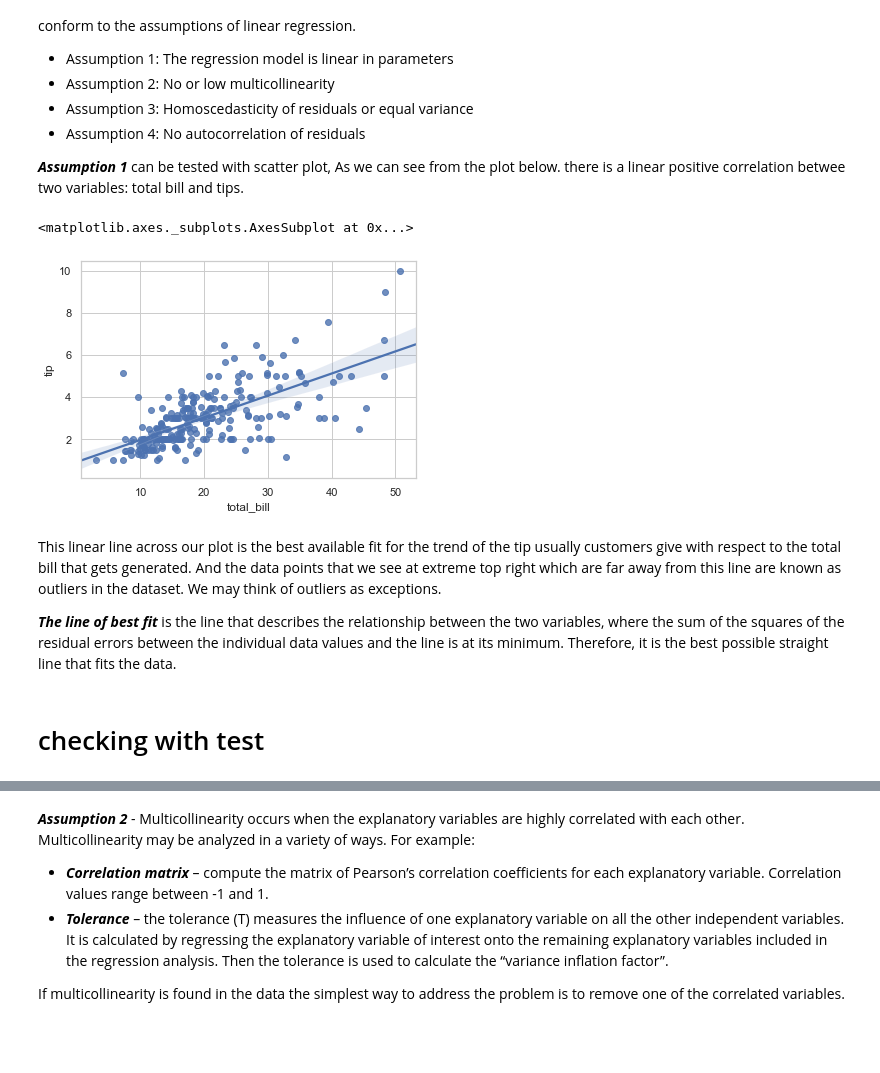
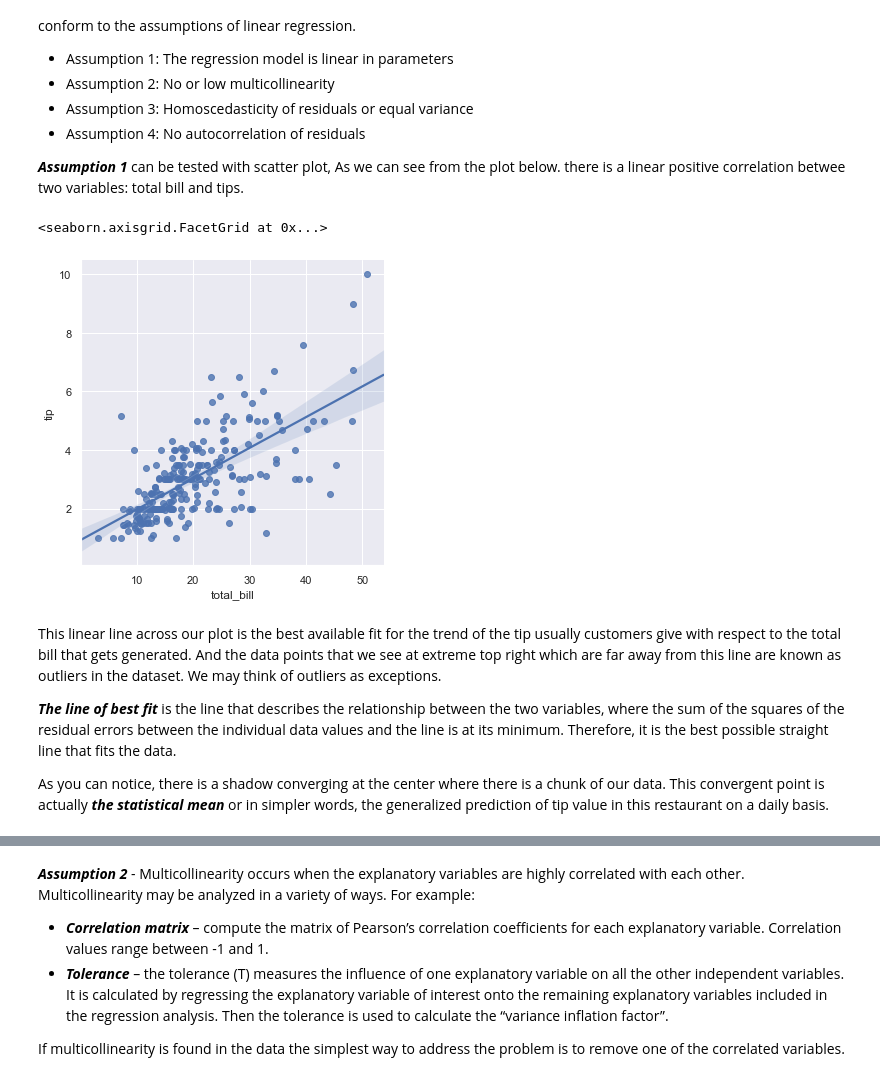
Before and after one commit to JuliaMal/Fundamentals_project, a Jupyter notebook: Tips.ipynb, the cells around one changed output, grey strips where cells are left out. Cells and saved outputs as stored; diff of their text form; code cells hidden in the pictures; blank space fills up the shorter version.

```diff
--- a/Tips.ipynb
+++ b/Tips.ipynb
@@ -503,13 +437,13 @@ Building a linear regression model is only half of the work. In order to actuall
 
 **_Assumption 1_** can be tested with scatter plot, As we can see from the plot below. there is a linear positive correlation betwee two variables: total bill and tips.
 # %%
-sns.regplot(x="total_bill", y="tip", data=df)
+sns.lmplot(x="total_bill", y="tip", data=df)
 # %% [output]
-<matplotlib.axes._subplots.AxesSubplot at 0x...>
+<seaborn.axisgrid.FacetGrid at 0x...>
-[figure, old version]
+[figure, new version]
 # %% [markdown]
 This linear line across our plot is the best available fit for the trend of the tip usually customers give with respect to the total bill that gets generated. And the data points that we see at extreme top right which are far away from this line are known as outliers in the dataset. We may think of outliers as exceptions.
 
 _**The line of best fit**_ is the line that describes the relationship between the two variables, where the sum of the squares of the residual errors between the individual data values and the line is at its minimum. Therefore, it is the best possible straight line that fits the data.
+
+As you can notice, there is a shadow converging at the center where there is a chunk of our data. This convergent point is actually _**the statistical mean**_ or in simpler words, the generalized prediction of tip value in this restaurant on a daily basis.
-# %% [markdown]
-# checking with test
```
Also changed, not shown: parts of 33 cells of this notebook.
